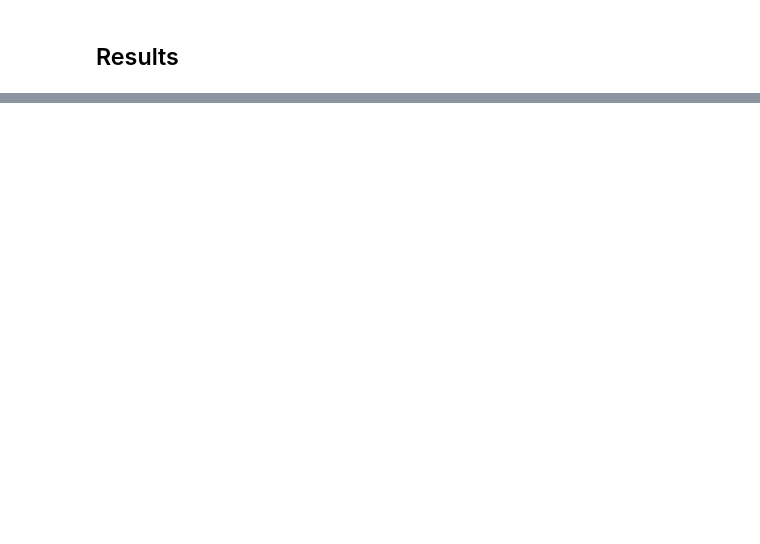
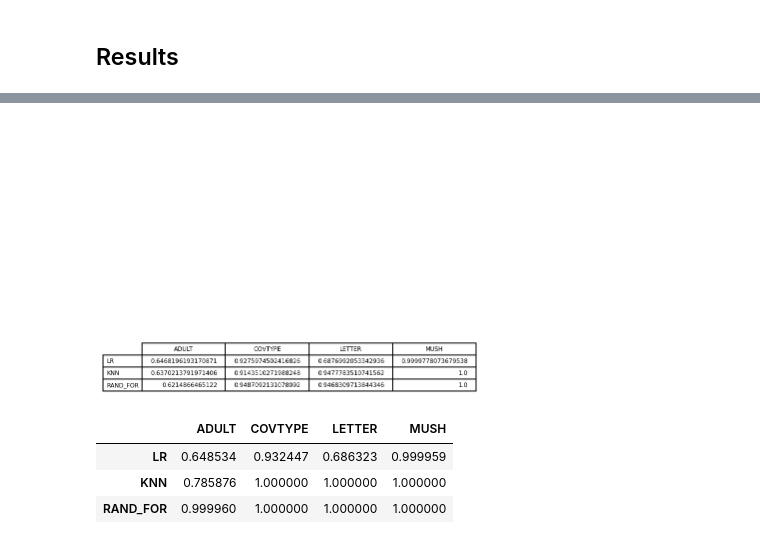
Before and after one commit to sh-biswas/COGS118A_Final_Project, a Jupyter notebook: Final_Project.ipynb, the cells around one changed output, grey strips where cells are left out. Saved outputs shown, nothing was run; the diff lists cells and outputs as text; code cells hidden in the pictures; blank space fills up the shorter version.

```diff
--- a/Final_Project.ipynb
+++ b/Final_Project.ipynb
@@ -947,10 +1611,10 @@ algorithms = ['LR', 'KNN', 'RAND_FOR']
 datasets = ['ADULT', 'COVTYPE', 'LETTER', 'MUSH']
 metrics = ['accuracy', 'f1', 'roc_auc']
 # %%
-# Get metrics each algo/data combo averaged across 5 trials (algorithms in rows, data sets in columns)
-results1 = np.zeros((3, 4))
+# Get metrics each algo/data combo averaged across 5 trials (algorithms in rows, sets in columns) - test performance
+results_test_data = np.zeros((3, 4))
 for col, data in enumerate(datasets):
     for row, algo in enumerate(algorithms):
-        sums = [sum_ for sum_ in results[col][data][algo].sum()]
+        sums = [sum_ for sum_ in results_test[col][data][algo].sum()]
         avg = sum(sums)/15
-        results1[row][col] = avg
+        results_test_data[row][col] = avg
@@ -963,2 +1621,2 @@ array([[0.48160142, 0.86590865, 0.68601344, 1.        ],
 # %%
-results1 = pd.DataFrame(results1, columns = datasets, index = algorithms)
+results_test_data = pd.DataFrame(results_test_data, columns = datasets, index = algorithms)
@@ -971,0 +1630,12 @@ results1
+# %%
+from pandas.plotting import table
+
+ax = plt.subplot(111, frame_on=False) # no visible frame
+ax.xaxis.set_visible(False)  # hide the x axis
+ax.yaxis.set_visible(False)  # hide the y axis
+
+table(ax, results_test_data)  # where df is your data frame
+
+plt.savefig('results_test_data.png')
+# %% [output]
+[figure, added]
@@ -971,0 +1650,8 @@ results1
+# %%
+results_train_data = pd.DataFrame(results_train_data, columns = datasets, index = algorithms)
+results_train_data
+# %% [output]
+|  | ADULT | COVTYPE | LETTER | MUSH |
+| LR | 0.648534 | 0.932447 | 0.686323 | 0.999959 |
+| KNN | 0.785876 | 1.000000 | 1.000000 | 1.000000 |
+| RAND_FOR | 0.999960 | 1.000000 | 1.000000 | 1.000000 |
```
Also changed, not shown: parts of 93 cells of this notebook, 14 other files.
